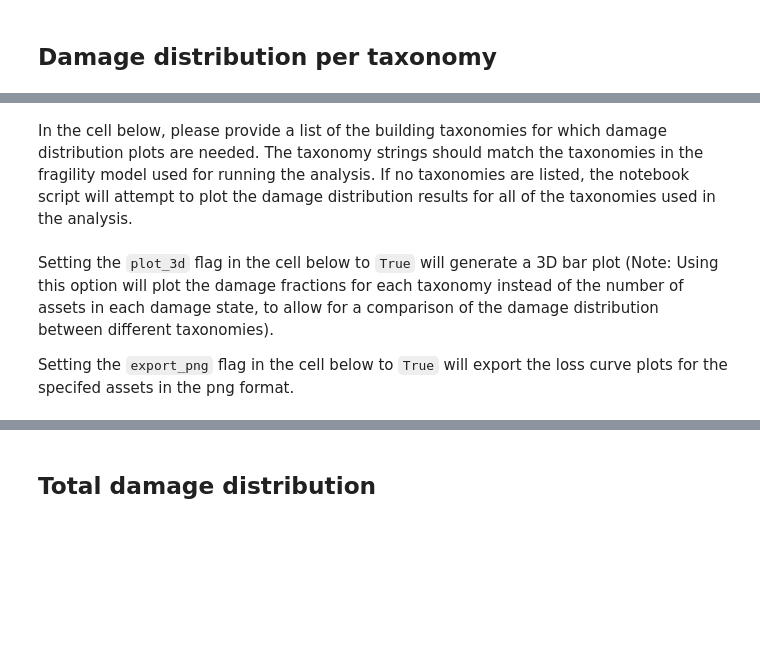
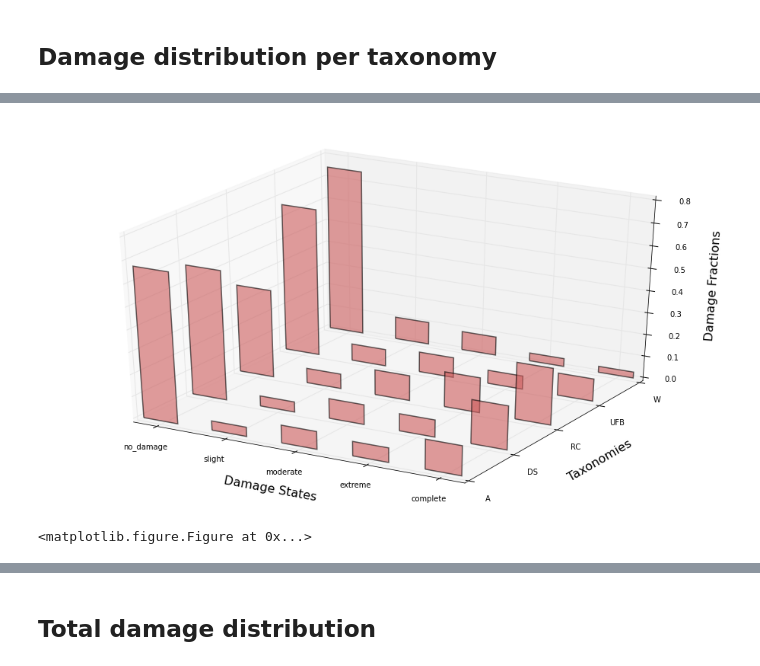
Before and after one commit to GEMScienceTools/rmtk, a Jupyter notebook: rmtk/plotting/damage_dist/plot_damage_dist.ipynb, the cells around one changed output, grey strips where cells are left out. Cells and saved outputs as stored; diff of their text form; code cells hidden in the pictures; blank space fills up the shorter version.

Commit message:
Update Plot Damage Distribution
Reduce number of cells
Add flag for plot_no_damage
Delete flag for export_png
Delete the figure damage_dist_3d.png

```diff
--- a/rmtk/plotting/damage_dist/plot_damage_dist.ipynb
+++ b/rmtk/plotting/damage_dist/plot_damage_dist.ipynb
@@ -12,4 +16,11 @@ Please specify below the path of the xml file containing the damage distribution
 # %%
 tax_dmg_dist_file = '../sample_outputs/scenario_damage/dmg_dist_per_taxonomy.xml'
+
+taxonomy_list=[]
+plot_3d = True
+plot_no_damage = False
+
+plotdd.plot_taxonomy_damage_dist(tax_dmg_dist_file, taxonomy_list, plot_3d)
+# %% [output]
+[figure, added]
+<matplotlib.figure.Figure at 0x...>
-# %% [markdown]
-In the cell below, please provide a list of the building taxonomies for which damage distribution plots are needed. The taxonomy strings should match the taxonomies in the fragility model used for running the analysis. If no taxonomies are listed, the notebook script will attempt to plot the damage distribution results for all of the taxonomies used in the analysis.
@@ -18,4 +26,0 @@ taxonomy_list=["W", "A", "RC", "UFB"]
-# %% [markdown]
-Setting the `plot_3d` flag in the cell below to `True` will generate a 3D bar plot (Note: Using this option will plot the damage fractions for each taxonomy instead of the number of assets in each damage state, to allow for a comparison of the damage distribution between different taxonomies).
-
-Setting the `export_png` flag in the cell below to `True` will export the loss curve plots for the specifed assets in the png format.
```
Also changed, not shown: parts of 10 cells of this notebook, 4 other files.
